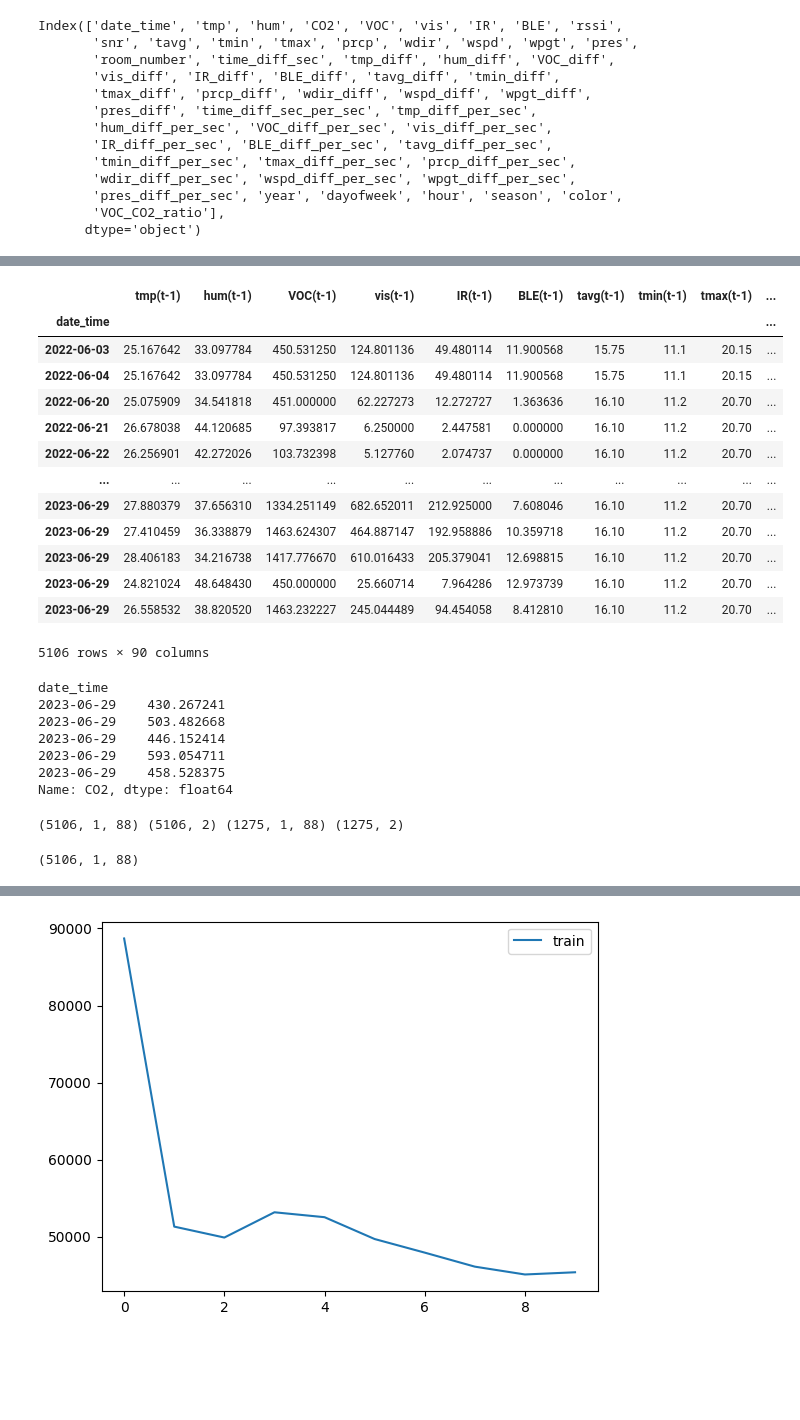
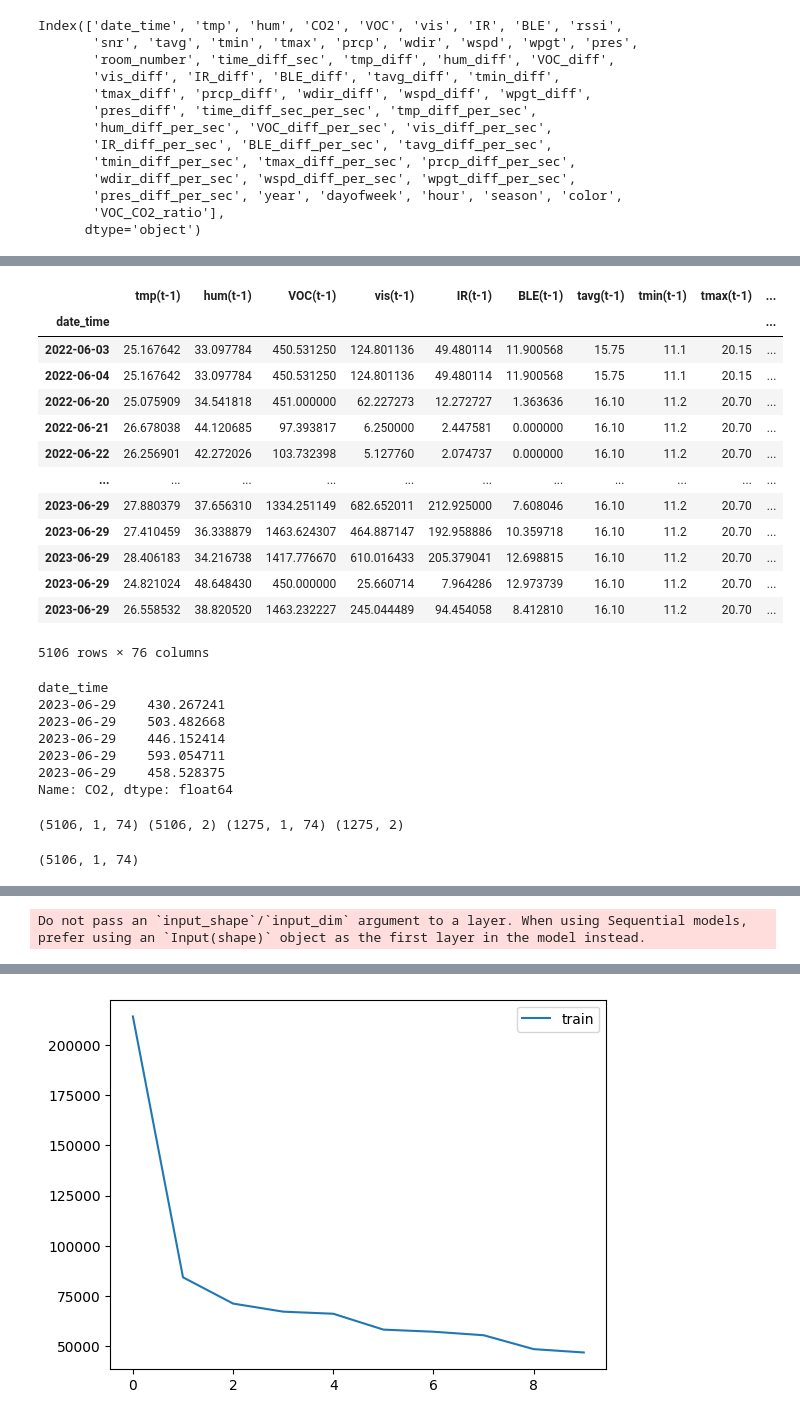
Before and after one commit to dan-vp/iot_co2_ampel_m, a Jupyter notebook: CO2_forecasting.ipynb, the cells around one changed output, grey strips where cells are left out. Drawn from its saved outputs; the diff is of its cells as text; code cells hidden in the pictures; blank space fills up the shorter version.

```diff
--- a/CO2_forecasting.ipynb
+++ b/CO2_forecasting.ipynb
@@ -12,5 +9,7 @@ Data contains 979166 data points and 18 columns.
 # %%
-dp = DataPreprocessing(label = "CO2")
+label = "CO2"
+
+dp = DataPreprocessing(label = label)
 
 df_preprocessed = dp.preprocess_df(df, rolling_window = "3d", sample_time = "1d")
 # %%
@@ -32,8 +31,11 @@ Index(['date_time', 'tmp', 'hum', 'CO2', 'VOC', 'vis', 'IR', 'BLE', 'rssi',
 # %%
 from ML_Preparation.Feature_Engineering import *
 
-fe = FeatureEngineering(df_preprocessed.drop(columns = ["VOC_CO2_ratio"]),
-                        label = "CO2",
+fe = FeatureEngineering(df_preprocessed.drop(columns = [
+                                                        #"tmp", "hum", "VOC", "vis", "IR",
+                                                        #"tmax", "tmin", "tavg", "wdir", "wspd",
+                                                        ]),
+                        label = label,
                         categorical_features = ["season", "room_number", "dayofweek", "color"],
                         automated_feature_engineering = False)
 
@@ -41,9 +65,9 @@ X_train, y_train, X_test, y_test = fe.feature_engineering(skip_scale = True)
 # %%
 df_train = fe.X_train
-df_train["CO2"] = fe.y_train
+df_train[label] = fe.y_train
 
 df_test = fe.X_test
-df_test["CO2"] = fe.y_test
+df_test[label] = fe.y_test
 # %%
 def transform_data_for_forecasting(data, label_name, n_in, n_out, dropna = True):
     n_vars = data.shape[1]
@@ -71,8 +95,8 @@ def transform_data_for_forecasting(data, label_name, n_in, n_out, dropna = True)
 # %%
 n_out = 2
 
-train_reframed = transform_data_for_forecasting(df_train, "CO2", 1, n_out)
-test_reframed = transform_data_for_forecasting(df_test, "CO2", 1, n_out)
+train_reframed = transform_data_for_forecasting(df_train, label, 1, n_out)
+test_reframed = transform_data_for_forecasting(df_test, label, 1, n_out)
 
 train_reframed
 # %% [output]
@@ -89,7 +113,7 @@ train_reframed
 | 2023-06-29 | 28.406183 | 34.216738 | 1417.776670 | 610.016433 | 205.379041 | 12.698815 | 16.10 | 11.2 | 20.70 | ... |
 | 2023-06-29 | 24.821024 | 48.648430 | 450.000000 | 25.660714 | 7.964286 | 12.973739 | 16.10 | 11.2 | 20.70 | ... |
 | 2023-06-29 | 26.558532 | 38.820520 | 1463.232227 | 245.044489 | 94.454058 | 8.412810 | 16.10 | 11.2 | 20.70 | ... |
-5106 rows × 90 columns
+5106 rows × 76 columns
 # %%
 df_train.tail()["CO2"]
 # %% [output]
@@ -134,11 +158,11 @@ def transform_to_numpy_array(train_data, test_data, n_out):
 
 train_X, train_y, test_X, test_y = transform_to_numpy_array(train_reframed, test_reframed, n_out)
 # %% [output]
-(5106, 1, 88) (5106, 2) (1275, 1, 88) (1275, 2)
+(5106, 1, 74) (5106, 2) (1275, 1, 74) (1275, 2)
 # %%
 train_X.shape
 # %% [output]
-(5106, 1, 88)
+(5106, 1, 74)
 # %%
 import tensorflow as tf
 from keras.models import Sequential
@@ -166,7 +190,7 @@ class MyLSTMModel:
 
         self.model.add(Dense(n_out))
 
-        self.model.compile(optimizer=Adam(learning_rate = 0.05), loss='mse')
+        self.model.compile(optimizer=Adam(learning_rate = 0.1), loss='mse')
 
     def summary(self):
         self.model.summary()
@@ -207,0 +213 @@ Epoch 10/10
+Do not pass an `input_shape`/`input_dim` argument to a layer. When using Sequential models, prefer using an `Input(shape)` object as the first layer in the model instead.
@@ -208,4 +233,4 @@ Epoch 10/10
-[figure, old version]
+[figure, new version]
 # %%
 pred = my_model.model.predict(test_X)
 
```
Also changed, not shown: parts of 6 cells of this notebook, 5 other files.
